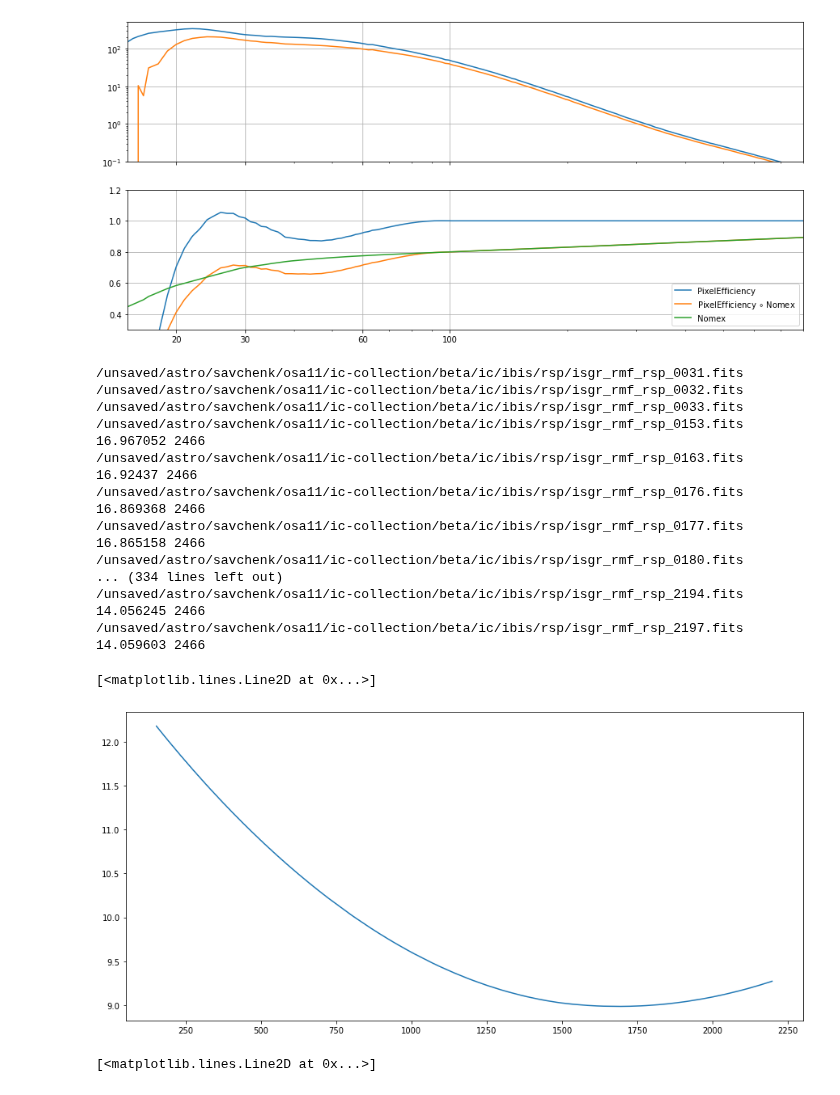
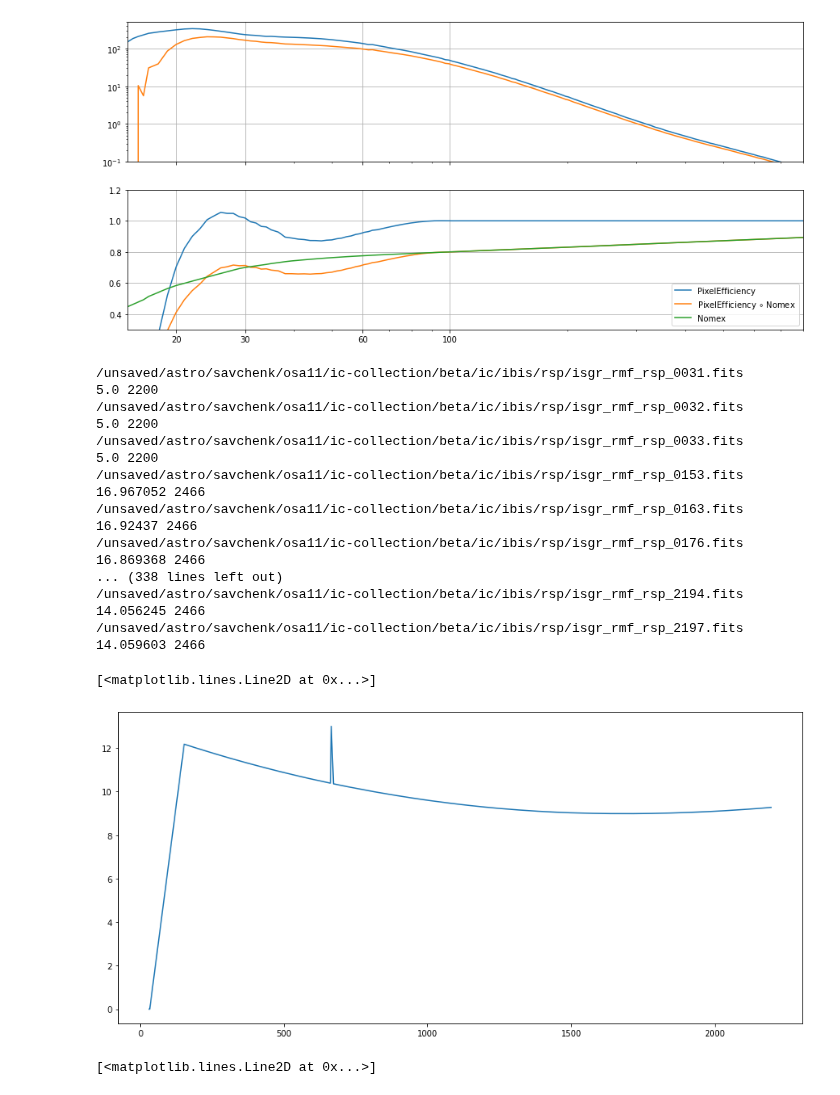
Before and after one commit to volodymyrss/integral-ibis-isgri-le-response, a Jupyter notebook: book/effi-rsp-lut2.ipynb, the cells around one changed output. Cells and saved outputs as stored; diff of their text form; code cells hidden in the pictures.

```diff
--- a/book/effi-rsp-lut2.ipynb
+++ b/book/effi-rsp-lut2.ipynb
@@ -526,7 +547,7 @@ for rsp_fn in sorted(glob.glob(str(Path(iconfig.settings.ic_base) / 'ic/ibis/rsp
 
     f_rsp = fits.open(rsp_fn)
 
-    if Time(f_rsp[1].header['DATE']) < Time('2021-10-01'): continue
+    #if Time(f_rsp[1].header['DATE']) < Time('2021-10-01'): continue
 
 
     # plt.plot(
@@ -542,38 +563,39 @@ for rsp_fn in sorted(glob.glob(str(Path(iconfig.settings.ic_base) / 'ic/ibis/rsp
 
     # plt.semilogx()
 
     byrev.append(dict(
         rev=rev,
+        fn=rsp_fn,
         vstart=f_rsp[1].header['VSTART'],
         version=f_rsp[1].header['VERSION'],
         e0=f_rsp[1].data['ENERG_LO'][0]))
 
 byrev = pd.DataFrame(byrev)
 
 plt.plot(
     byrev.rev,
     byrev.e0,
 )
 # %% [output]
 /unsaved/astro/savchenk/osa11/ic-collection/beta/ic/ibis/rsp/isgr_rmf_rsp_0031.fits
+5.0 2200
 /unsaved/astro/savchenk/osa11/ic-collection/beta/ic/ibis/rsp/isgr_rmf_rsp_0032.fits
+5.0 2200
 /unsaved/astro/savchenk/osa11/ic-collection/beta/ic/ibis/rsp/isgr_rmf_rsp_0033.fits
+5.0 2200
 /unsaved/astro/savchenk/osa11/ic-collection/beta/ic/ibis/rsp/isgr_rmf_rsp_0153.fits
 16.967052 2466
 /unsaved/astro/savchenk/osa11/ic-collection/beta/ic/ibis/rsp/isgr_rmf_rsp_0163.fits
 16.92437 2466
 /unsaved/astro/savchenk/osa11/ic-collection/beta/ic/ibis/rsp/isgr_rmf_rsp_0176.fits
 16.869368 2466
-/unsaved/astro/savchenk/osa11/ic-collection/beta/ic/ibis/rsp/isgr_rmf_rsp_0177.fits
-16.865158 2466
-/unsaved/astro/savchenk/osa11/ic-collection/beta/ic/ibis/rsp/isgr_rmf_rsp_0180.fits
-... (334 lines left out)
+... (338 lines left out)
 /unsaved/astro/savchenk/osa11/ic-collection/beta/ic/ibis/rsp/isgr_rmf_rsp_2194.fits
 14.056245 2466
 /unsaved/astro/savchenk/osa11/ic-collection/beta/ic/ibis/rsp/isgr_rmf_rsp_2197.fits
 14.059603 2466
 [<matplotlib.lines.Line2D at 0x...>]
-[figure, old version]
+[figure, new version]
 # %%
 import produce_e_morph
 
```
Also changed, not shown: parts of 3 cells of this notebook, 3 other files.
